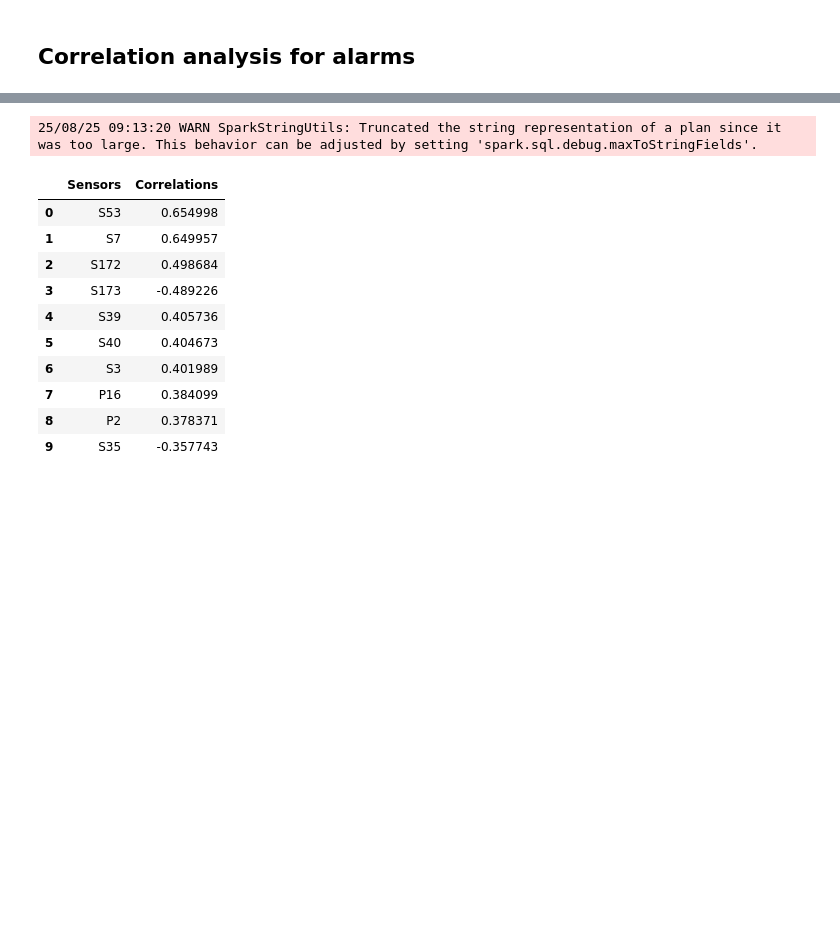
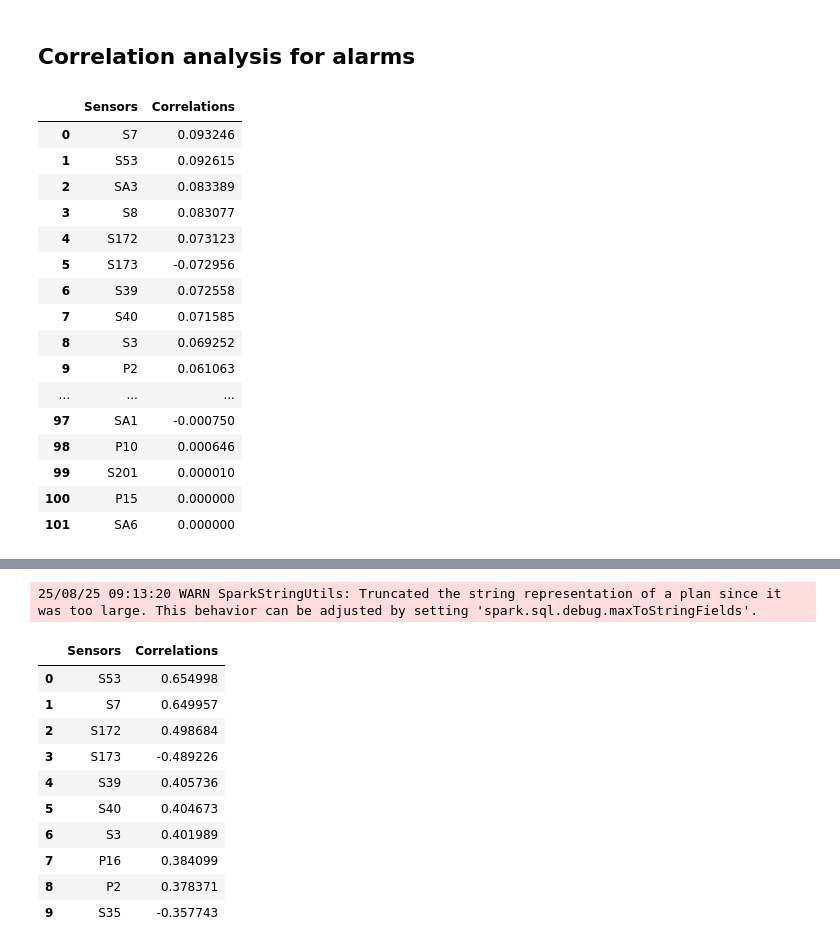
Before and after one commit to RaffaeleSabatini/MAPD2025_proj3, a Jupyter notebook: Group04.ipynb, the cells around one changed output, grey strips where cells are left out. Drawn from its saved outputs; the diff is of its cells as text; code cells hidden in the pictures; blank space fills up the shorter version.

```diff
--- a/Group04.ipynb
+++ b/Group04.ipynb
@@ -1004,5 +1004,27 @@ Wall time: 424 ms
 # alarm_corr = correlations(df_final_088, useful_sensors, 'overheating')
 # top_alarm_corr = alarm_corr.head(3)['Sensors'].tolist()
 # plot_correlations(df_final_088, 'overheating', top_alarm_corr, alarm_corr, 'SW-088')
+# %%
+pd.set_option("display.max_rows", None)  # mostra tutte le righe
+pd.set_option("display.max_columns", None)  # mostra tutte le colonne
+alarm_corr
+# %% [output]
+|  | Sensors | Correlations |
+| 0 | S7 | 0.093246 |
+| 1 | S53 | 0.092615 |
+| 2 | SA3 | 0.083389 |
+| 3 | S8 | 0.083077 |
+| 4 | S172 | 0.073123 |
+| 5 | S173 | -0.072956 |
+| 6 | S39 | 0.072558 |
+| 7 | S40 | 0.071585 |
+| 8 | S3 | 0.069252 |
+| 9 | P2 | 0.061063 |
+| ... | ... | ... |
+| 97 | SA1 | -0.000750 |
+| 98 | P10 | 0.000646 |
+| 99 | S201 | 0.000010 |
+| 100 | P15 | 0.000000 |
+| 101 | SA6 | 0.000000 |
 # %%
 #DOCKER PER MARCO
```
Also changed, not shown: parts of 30 cells of this notebook, 1 other file.
